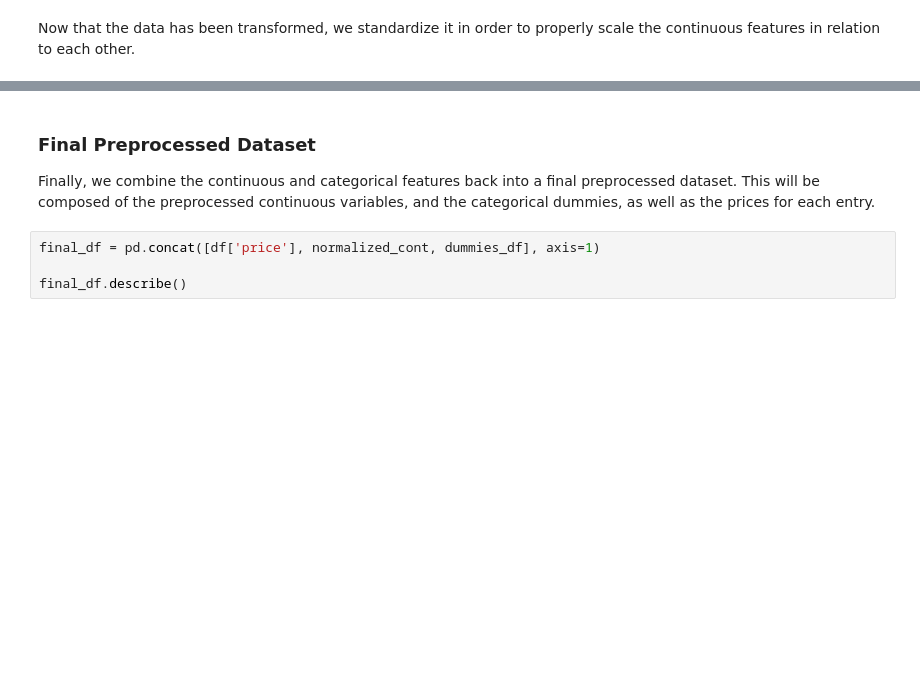
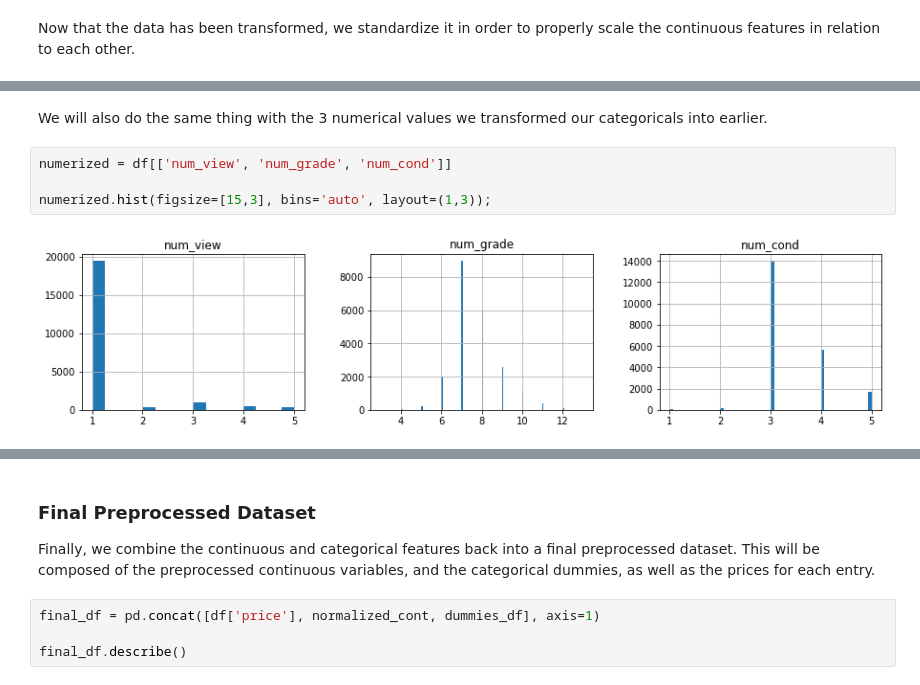
Before and after one commit to shadel96/King_County_Regression_Analysis, a Jupyter notebook: kc_preprocessing_exploring.ipynb, the cells around one changed output, grey strips where cells are left out. Cells and saved outputs as stored; diff of their text form; blank space fills up the shorter version.

```diff
--- a/kc_preprocessing_exploring.ipynb
+++ b/kc_preprocessing_exploring.ipynb
@@ -286,0 +286,8 @@ normalized_cont.hist(figsize=[15,10], bins='auto', layout=(2,3));
+# %% [markdown]
+We will also do the same thing with the 3 numerical values we transformed our categoricals into earlier.
+# %%
+numerized = df[['num_view', 'num_grade', 'num_cond']]
+
+numerized.hist(figsize=[15,3], bins='auto', layout=(1,3));
+# %% [output]
+[figure, added]
```
Also changed, not shown: parts of 11 cells of this notebook, 5 other files.
